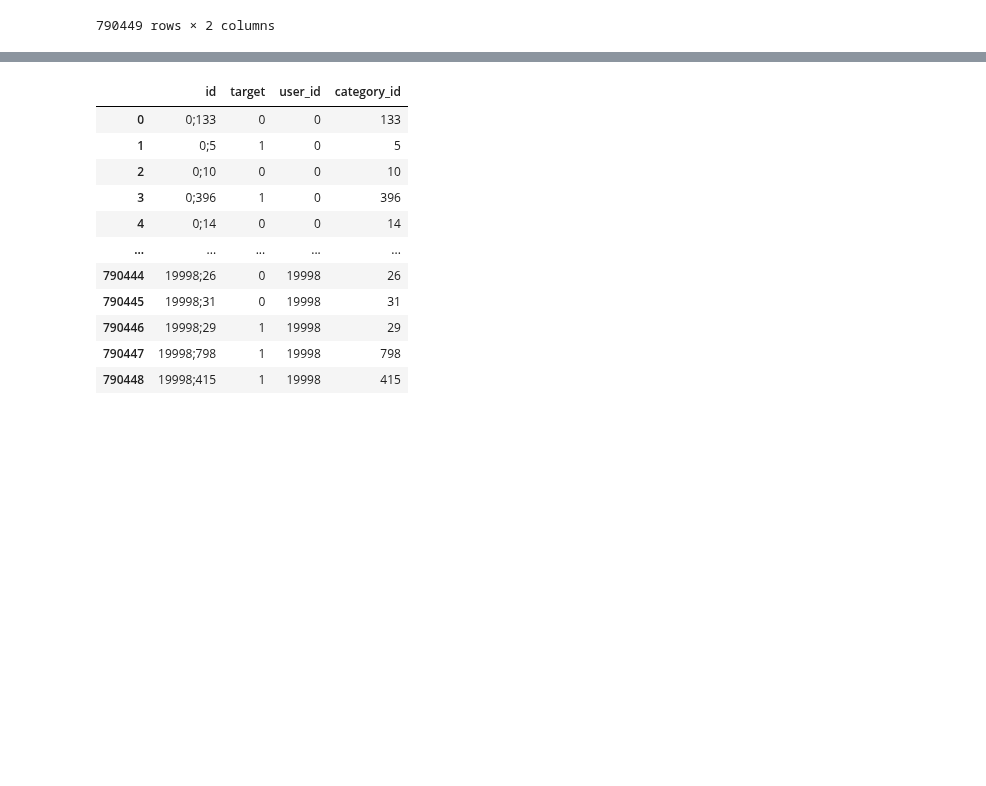
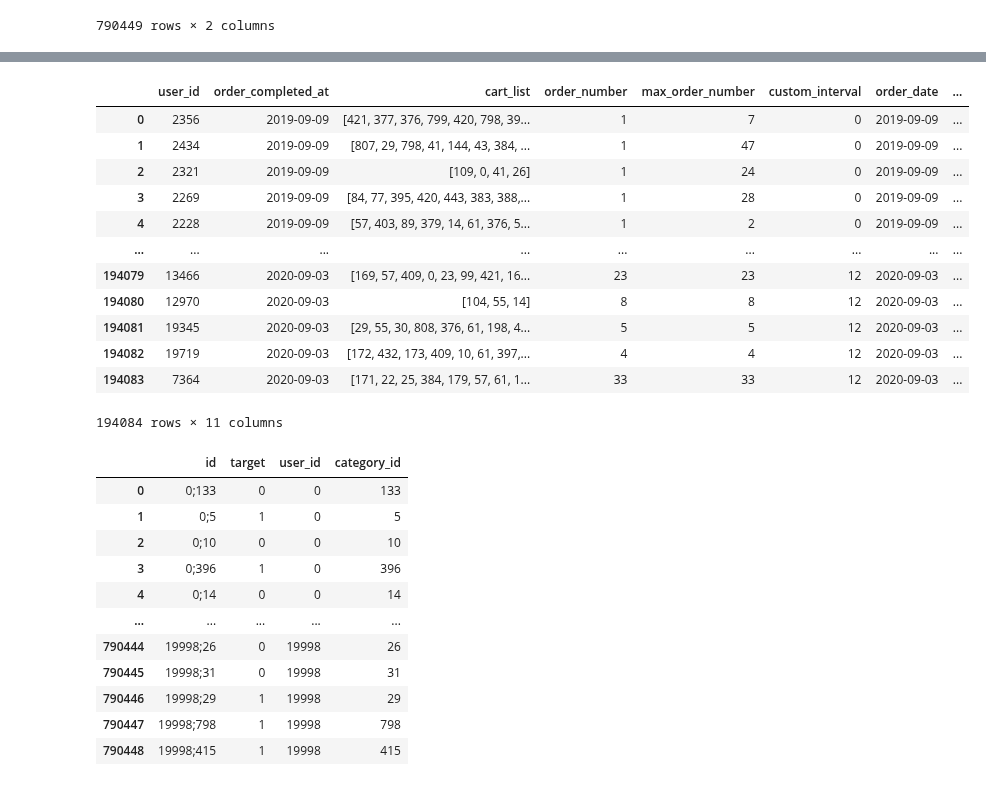
Before and after one commit to stefkong1982/netology.ru, a Jupyter notebook: Обучающий_набор__Часть_1.ipynb, the cells around one changed output, grey strips where cells are left out. Drawn from its saved outputs; the diff is of its cells as text; code cells hidden in the pictures; blank space fills up the shorter version.

```diff
--- a/Обучающий_набор__Часть_1.ipynb
+++ b/Обучающий_набор__Часть_1.ipynb
@@ -260,0 +442,21 @@ print(full_orders.head(10).to_markdown(index=False))
+# %%
+# Зафиксированная максимальная дата
+last_date = full_orders['order_completed_at'].max().floor('D')
+
+# Формируем временные интервалы вручную
+current_date = last_date
+intervals = []
+
+# Заполняем полный диапазон интервалов
+for _ in range(num_full_intervals):
+    prev_date = current_date - pd.Timedelta(30, unit='D')
+    intervals.append(pd.Interval(prev_date, current_date, closed='right'))
+    current_date = prev_date
+
+# Отсортируем интервалы от старых к новым
+intervals.reverse()
+
+# Выведем первые 12 интервалов
+print("Первые 12 интервалов:")
+for interval in intervals[:12]:
+    print(interval)
@@ -260,0 +477,3 @@ print(full_orders.head(10).to_markdown(index=False))
+# %%
+# Назначаем интервалы каждой записи
+full_orders['custom_interval'] = pd.cut(full_orders['order_completed_at'], bins=intervals, include_lowest=True, labels=range(len(intervals)), ordered=False)
@@ -260,0 +517,9 @@ print(full_orders.head(10).to_markdown(index=False))
+# %%
+# Преобразуем интервалы в числовые индексы
+full_orders['interval_index'] = pd.Categorical(full_orders['custom_interval']).codes
+
+# Сортируем по индексу интервалов
+sorted_full_orders = full_orders.sort_values(by='interval_index')
+
+# Проверяем результат
+print(sorted_full_orders[['custom_interval', 'interval_index']].head())
@@ -364,3 +741,19 @@ print(full_orders.head(10).to_markdown(index=False))
+# %%
+full_orders
+# %% [output]
+|  | user_id | order_completed_at | cart_list | order_number | max_order_number | custom_interval | order_date | ... |
+| 0 | 2356 | 2019-09-09 | [421, 377, 376, 799, 420, 798, 39... | 1 | 7 | 0 | 2019-09-09 | ... |
+| 1 | 2434 | 2019-09-09 | [807, 29, 798, 41, 144, 43, 384, ... | 1 | 47 | 0 | 2019-09-09 | ... |
+| 2 | 2321 | 2019-09-09 | [109, 0, 41, 26] | 1 | 24 | 0 | 2019-09-09 | ... |
+| 3 | 2269 | 2019-09-09 | [84, 77, 395, 420, 443, 383, 388,... | 1 | 28 | 0 | 2019-09-09 | ... |
+| 4 | 2228 | 2019-09-09 | [57, 403, 89, 379, 14, 61, 376, 5... | 1 | 2 | 0 | 2019-09-09 | ... |
+| ... | ... | ... | ... | ... | ... | ... | ... | ... |
+| 194079 | 13466 | 2020-09-03 | [169, 57, 409, 0, 23, 99, 421, 16... | 23 | 23 | 12 | 2020-09-03 | ... |
+| 194080 | 12970 | 2020-09-03 | [104, 55, 14] | 8 | 8 | 12 | 2020-09-03 | ... |
+| 194081 | 19345 | 2020-09-03 | [29, 55, 30, 808, 376, 61, 198, 4... | 5 | 5 | 12 | 2020-09-03 | ... |
+| 194082 | 19719 | 2020-09-03 | [172, 432, 173, 409, 10, 61, 397,... | 4 | 4 | 12 | 2020-09-03 | ... |
+| 194083 | 7364 | 2020-09-03 | [171, 22, 25, 384, 179, 57, 61, 1... | 33 | 33 | 12 | 2020-09-03 | ... |
+194084 rows × 11 columns
 # %%
 # Парсим пары user_id и category_id из sample_submission.csv
 sub['user_id'] = sub['id'].apply(lambda x: int(x.split(";")[0]))
```
Also changed, not shown: parts of 25 cells of this notebook.
